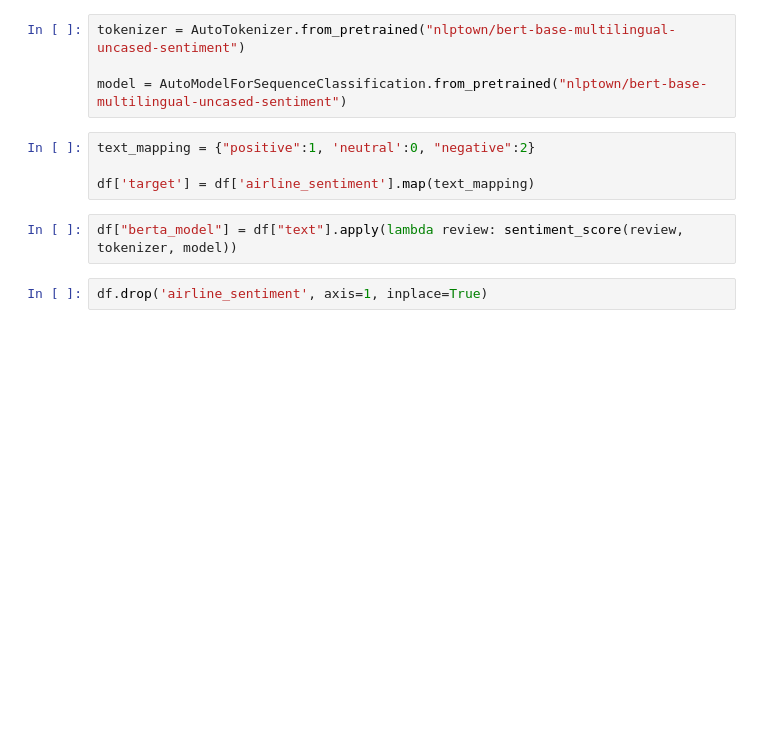
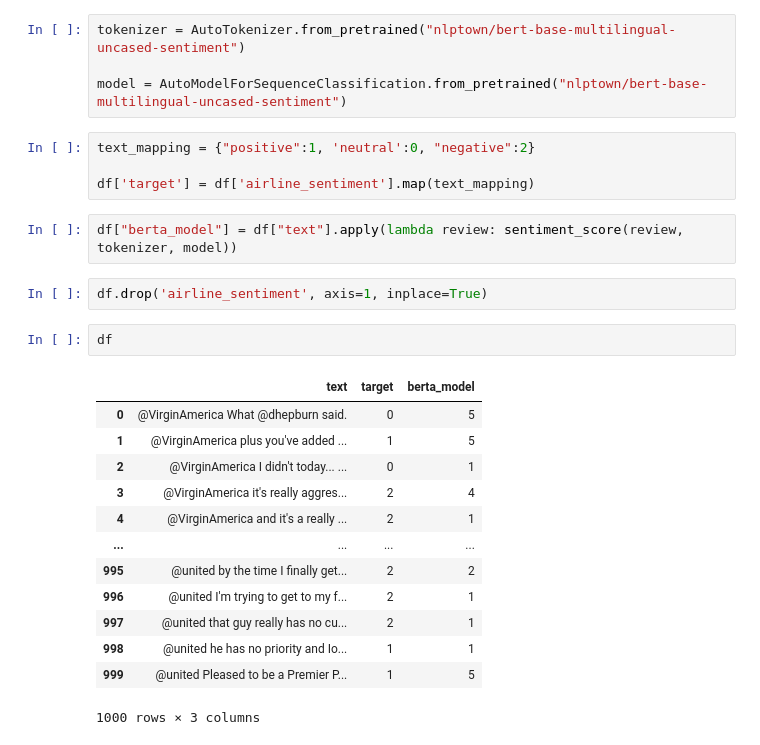
Before and after one commit to MaukanMir/NLP-Course-Docs-, a Jupyter notebook: airline-sentiment-3.ipynb, the cells around one changed output. Cells and saved outputs as stored; diff of their text form; blank space fills up the shorter version.

```diff
--- a/airline-sentiment-3.ipynb
+++ b/airline-sentiment-3.ipynb
@@ -86,3 +86,19 @@ df['target'] = df['airline_sentiment'].map(text_mapping)
 df["berta_model"] = df["text"].apply(lambda review: sentiment_score(review, tokenizer, model))
 # %%
 df.drop('airline_sentiment', axis=1, inplace=True)
+# %%
+df
+# %% [output]
+|  | text | target | berta_model |
+| 0 | @VirginAmerica What @dhepburn said. | 0 | 5 |
+| 1 | @VirginAmerica plus you've added ... | 1 | 5 |
+| 2 | @VirginAmerica I didn't today... ... | 0 | 1 |
+| 3 | @VirginAmerica it's really aggres... | 2 | 4 |
+| 4 | @VirginAmerica and it's a really ... | 2 | 1 |
+| ... | ... | ... | ... |
+| 995 | @united by the time I finally get... | 2 | 2 |
+| 996 | @united I'm trying to get to my f... | 2 | 1 |
+| 997 | @united that guy really has no cu... | 2 | 1 |
+| 998 | @united he has no priority and Io... | 1 | 1 |
+| 999 | @united Pleased to be a Premier P... | 1 | 5 |
+1000 rows × 3 columns
```
Also changed, not shown: parts of 4 cells of this notebook.
